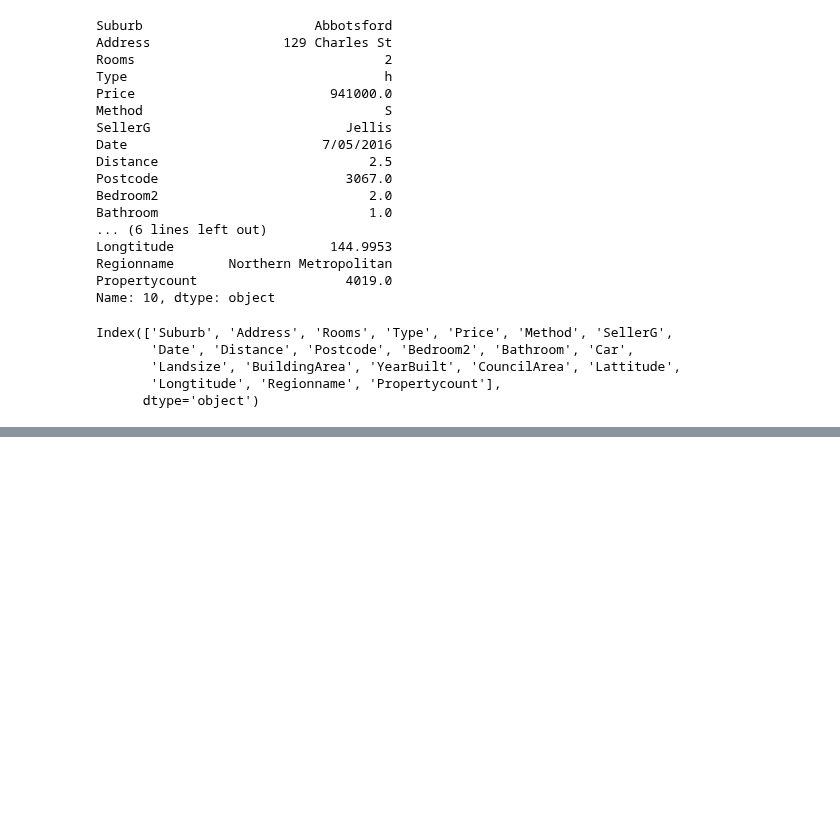
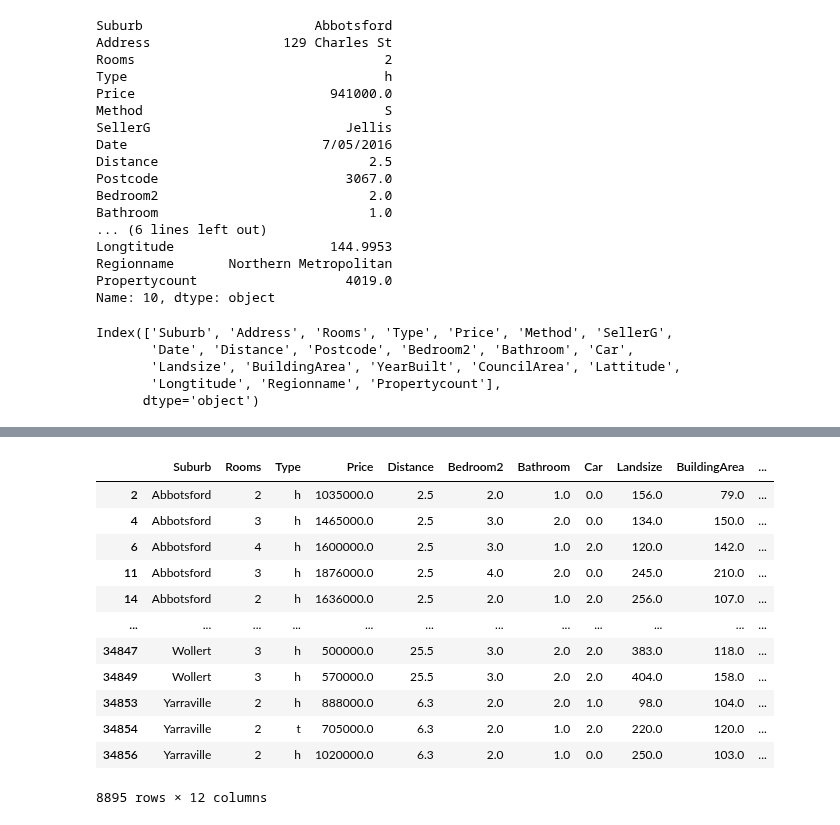
Before and after one commit to djmk/Data-Science-Machine-Learning-Projects, a Jupyter notebook: Melbourne Housing Market/Melbourne Housing Market Data Analysis.ipynb, the cells around one changed output, grey strips where cells are left out. Drawn from its saved outputs; the diff is of its cells as text; code cells hidden in the pictures; blank space fills up the shorter version.

Commit message:
Working with the Melbourne Hoursing dataset

```diff
--- a/Melbourne Housing Market/Melbourne Housing Market Data Analysis.ipynb
+++ b/Melbourne Housing Market/Melbourne Housing Market Data Analysis.ipynb
@@ -50,0 +115,6 @@ Index(['Suburb', 'Address', 'Rooms', 'Type', 'Price', 'Method', 'SellerG',
+# %%
+# For the sake of the simplicity we are going to delete all the rows which have any empty value.
+# Note: This approch is not a good way to work with this dataset as about 50% of the rows will be deleted.
+# But we are doing it just to keep this analysis simple.
+
+df.dropna(axis = 0, how = 'any', subset = None, inplace = True)
@@ -50,0 +164,16 @@ Index(['Suburb', 'Address', 'Rooms', 'Type', 'Price', 'Method', 'SellerG',
+# %%
+df
+# %% [output]
+|  | Suburb | Rooms | Type | Price | Distance | Bedroom2 | Bathroom | Car | Landsize | BuildingArea | ... |
+| 2 | Abbotsford | 2 | h | 1035000.0 | 2.5 | 2.0 | 1.0 | 0.0 | 156.0 | 79.0 | ... |
+| 4 | Abbotsford | 3 | h | 1465000.0 | 2.5 | 3.0 | 2.0 | 0.0 | 134.0 | 150.0 | ... |
+| 6 | Abbotsford | 4 | h | 1600000.0 | 2.5 | 3.0 | 1.0 | 2.0 | 120.0 | 142.0 | ... |
+| 11 | Abbotsford | 3 | h | 1876000.0 | 2.5 | 4.0 | 2.0 | 0.0 | 245.0 | 210.0 | ... |
+| 14 | Abbotsford | 2 | h | 1636000.0 | 2.5 | 2.0 | 1.0 | 2.0 | 256.0 | 107.0 | ... |
+| ... | ... | ... | ... | ... | ... | ... | ... | ... | ... | ... | ... |
+| 34847 | Wollert | 3 | h | 500000.0 | 25.5 | 3.0 | 2.0 | 2.0 | 383.0 | 118.0 | ... |
+| 34849 | Wollert | 3 | h | 570000.0 | 25.5 | 3.0 | 2.0 | 2.0 | 404.0 | 158.0 | ... |
+| 34853 | Yarraville | 2 | h | 888000.0 | 6.3 | 2.0 | 2.0 | 1.0 | 98.0 | 104.0 | ... |
+| 34854 | Yarraville | 2 | t | 705000.0 | 6.3 | 2.0 | 1.0 | 2.0 | 220.0 | 120.0 | ... |
+| 34856 | Yarraville | 2 | h | 1020000.0 | 6.3 | 2.0 | 1.0 | 0.0 | 250.0 | 103.0 | ... |
+8895 rows × 12 columns
```
Also changed, not shown: parts of 17 cells of this notebook.
